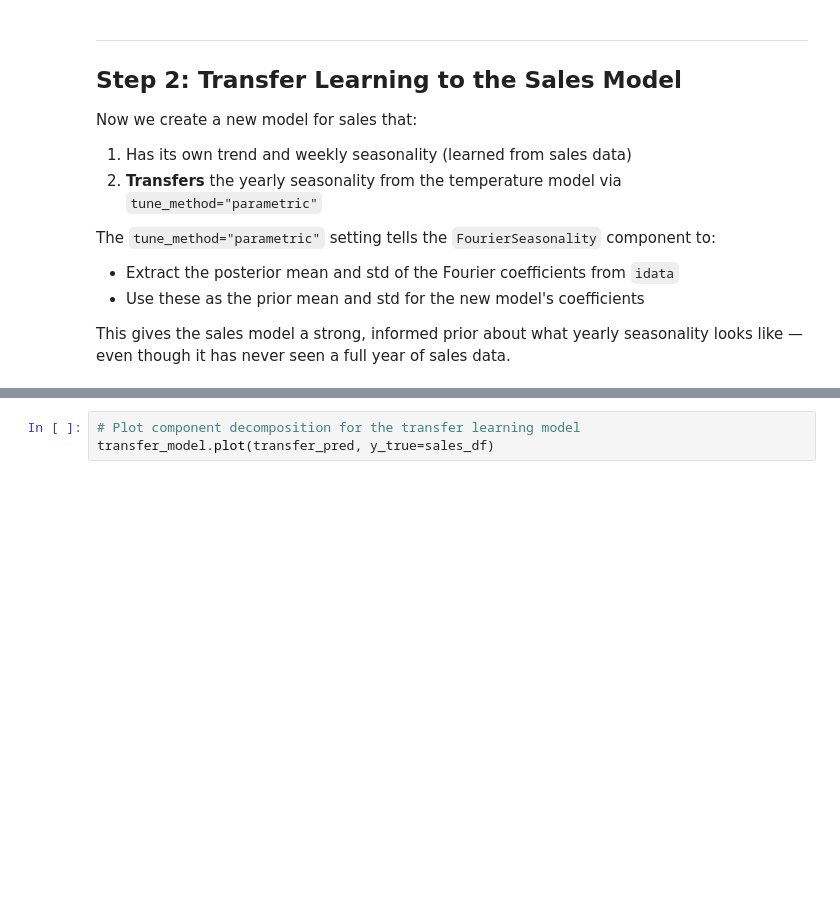
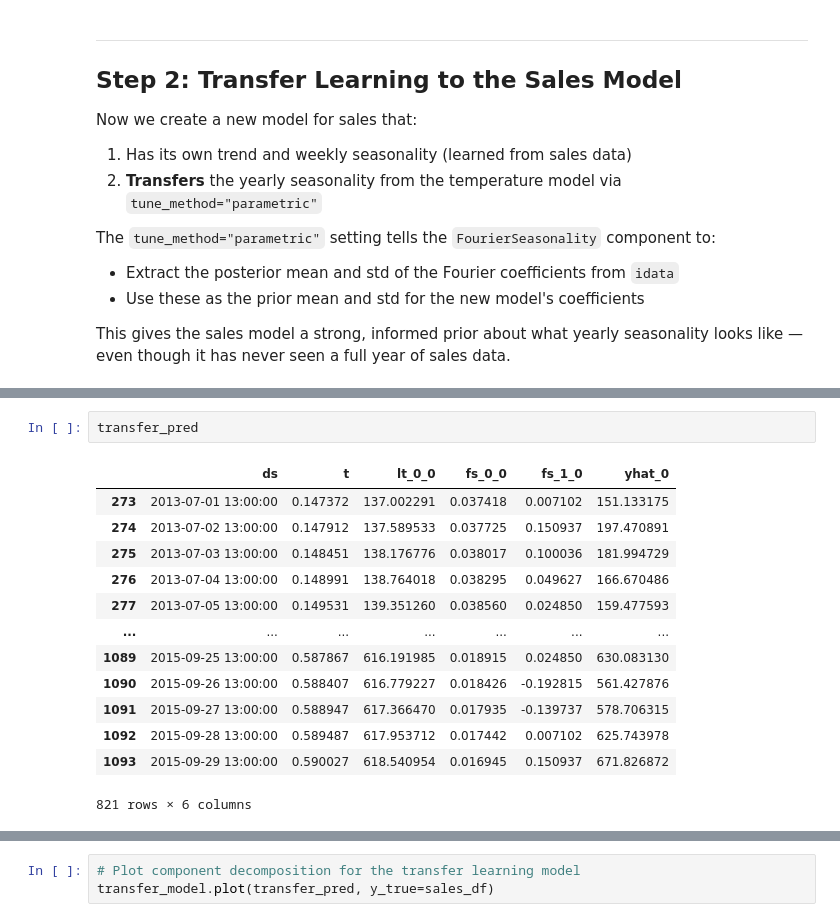
Before and after one commit to jovan-krajevski/vangja, a Jupyter notebook: notebooks/07_transfer_learning.ipynb, the cells around one changed output, grey strips where cells are left out. Drawn from its saved outputs; the diff is of its cells as text; blank space fills up the shorter version.

```diff
--- a/notebooks/07_transfer_learning.ipynb
+++ b/notebooks/07_transfer_learning.ipynb
@@ -336,0 +375,16 @@ print("Done!")
+# %%
+transfer_pred
+# %% [output]
+|  | ds | t | lt_0_0 | fs_0_0 | fs_1_0 | yhat_0 |
+| 273 | 2013-07-01 13:00:00 | 0.147372 | 137.002291 | 0.037418 | 0.007102 | 151.133175 |
+| 274 | 2013-07-02 13:00:00 | 0.147912 | 137.589533 | 0.037725 | 0.150937 | 197.470891 |
+| 275 | 2013-07-03 13:00:00 | 0.148451 | 138.176776 | 0.038017 | 0.100036 | 181.994729 |
+| 276 | 2013-07-04 13:00:00 | 0.148991 | 138.764018 | 0.038295 | 0.049627 | 166.670486 |
+| 277 | 2013-07-05 13:00:00 | 0.149531 | 139.351260 | 0.038560 | 0.024850 | 159.477593 |
+| ... | ... | ... | ... | ... | ... | ... |
+| 1089 | 2015-09-25 13:00:00 | 0.587867 | 616.191985 | 0.018915 | 0.024850 | 630.083130 |
+| 1090 | 2015-09-26 13:00:00 | 0.588407 | 616.779227 | 0.018426 | -0.192815 | 561.427876 |
+| 1091 | 2015-09-27 13:00:00 | 0.588947 | 617.366470 | 0.017935 | -0.139737 | 578.706315 |
+| 1092 | 2015-09-28 13:00:00 | 0.589487 | 617.953712 | 0.017442 | 0.007102 | 625.743978 |
+| 1093 | 2015-09-29 13:00:00 | 0.590027 | 618.540954 | 0.016945 | 0.150937 | 671.826872 |
+821 rows × 6 columns
```
Also changed, not shown: parts of 12 cells of this notebook.
